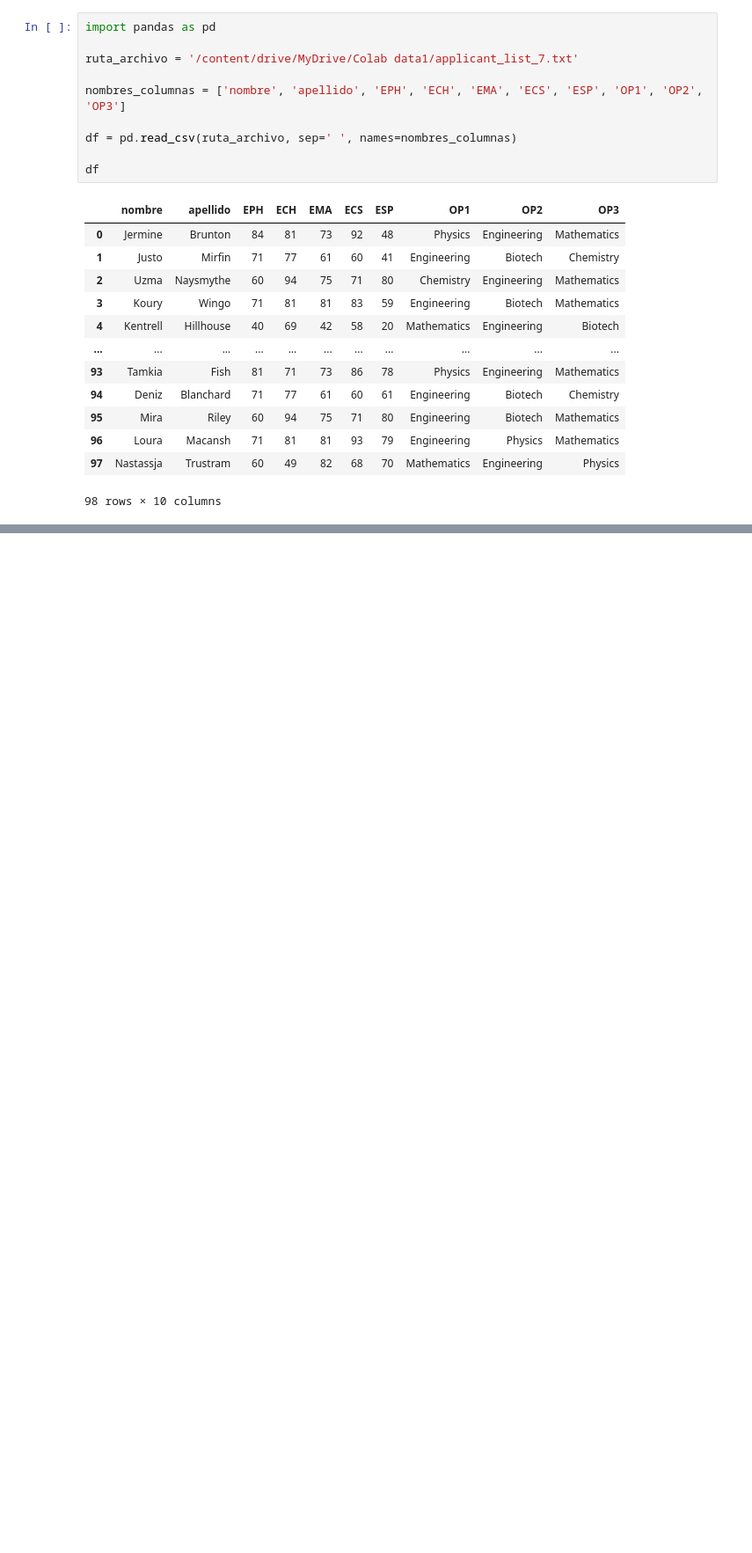
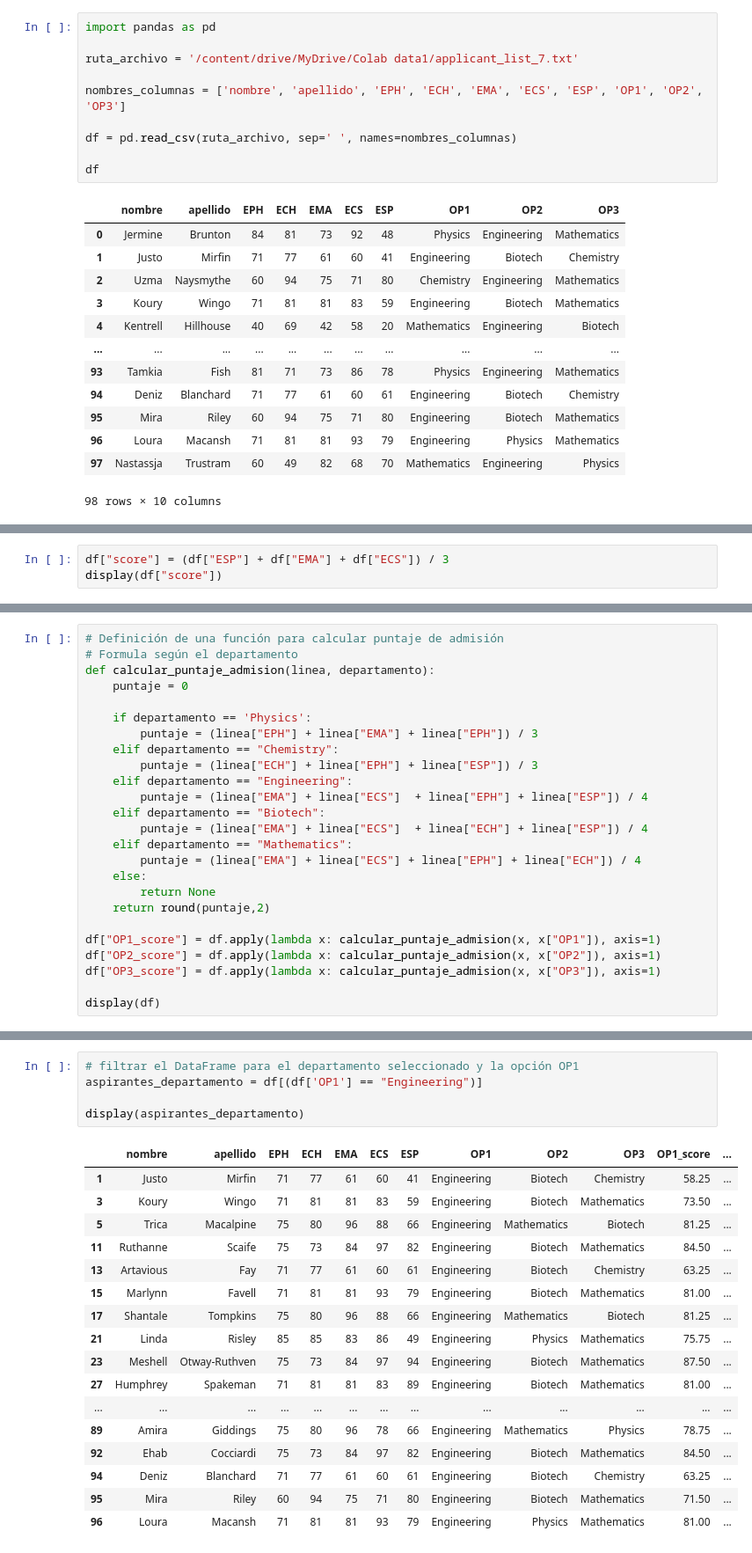
Before and after one commit to gabrielflores-cloud/cursophytoncucsh, a Jupyter notebook: Proyecto_3_Proceso_de_admision.ipynb, the cells around one changed output, grey strips where cells are left out. Shown: that part at 88% size. Drawn from its saved outputs; the diff is of its cells as text; blank space fills up the shorter version.

```diff
--- a/Proyecto_3_Proceso_de_admision.ipynb
+++ b/Proyecto_3_Proceso_de_admision.ipynb
@@ -40,0 +97,3 @@ df
+# %%
+df["score"] = (df["ESP"] + df["EMA"] + df["ECS"]) / 3
+display(df["score"])
@@ -40,0 +115,25 @@ df
+# %%
+# Definición de una función para calcular puntaje de admisión
+# Formula según el departamento
+def calcular_puntaje_admision(linea, departamento):
+    puntaje = 0
+
+    if departamento == 'Physics':
+        puntaje = (linea["EPH"] + linea["EMA"] + linea["EPH"]) / 3
+    elif departamento == "Chemistry":
+        puntaje = (linea["ECH"] + linea["EPH"] + linea["ESP"]) / 3
+    elif departamento == "Engineering":
+        puntaje = (linea["EMA"] + linea["ECS"]  + linea["EPH"] + linea["ESP"]) / 4
+    elif departamento == "Biotech":
+        puntaje = (linea["EMA"] + linea["ECS"]  + linea["ECH"] + linea["ESP"]) / 4
+    elif departamento == "Mathematics":
+        puntaje = (linea["EMA"] + linea["ECS"] + linea["EPH"] + linea["ECH"]) / 4
+    else:
+        return None
+    return round(puntaje,2)
+
+df["OP1_score"] = df.apply(lambda x: calcular_puntaje_admision(x, x["OP1"]), axis=1)
+df["OP2_score"] = df.apply(lambda x: calcular_puntaje_admision(x, x["OP2"]), axis=1)
+df["OP3_score"] = df.apply(lambda x: calcular_puntaje_admision(x, x["OP3"]), axis=1)
+
+display(df)
@@ -40,0 +154,23 @@ df
+# %%
+# filtrar el DataFrame para el departamento seleccionado y la opción OP1
+aspirantes_departamento = df[(df['OP1'] == "Engineering")]
+
+display(aspirantes_departamento)
+# %% [output]
+|  | nombre | apellido | EPH | ECH | EMA | ECS | ESP | OP1 | OP2 | OP3 | OP1_score | ... |
+| 1 | Justo | Mirfin | 71 | 77 | 61 | 60 | 41 | Engineering | Biotech | Chemistry | 58.25 | ... |
+| 3 | Koury | Wingo | 71 | 81 | 81 | 83 | 59 | Engineering | Biotech | Mathematics | 73.50 | ... |
+| 5 | Trica | Macalpine | 75 | 80 | 96 | 88 | 66 | Engineering | Mathematics | Biotech | 81.25 | ... |
+| 11 | Ruthanne | Scaife | 75 | 73 | 84 | 97 | 82 | Engineering | Biotech | Mathematics | 84.50 | ... |
+| 13 | Artavious | Fay | 71 | 77 | 61 | 60 | 61 | Engineering | Biotech | Chemistry | 63.25 | ... |
+| 15 | Marlynn | Favell | 71 | 81 | 81 | 93 | 79 | Engineering | Biotech | Mathematics | 81.00 | ... |
+| 17 | Shantale | Tompkins | 75 | 80 | 96 | 88 | 66 | Engineering | Mathematics | Biotech | 81.25 | ... |
+| 21 | Linda | Risley | 85 | 85 | 83 | 86 | 49 | Engineering | Physics | Mathematics | 75.75 | ... |
+| 23 | Meshell | Otway-Ruthven | 75 | 73 | 84 | 97 | 94 | Engineering | Biotech | Mathematics | 87.50 | ... |
+| 27 | Humphrey | Spakeman | 71 | 81 | 81 | 83 | 89 | Engineering | Biotech | Mathematics | 81.00 | ... |
+| ... | ... | ... | ... | ... | ... | ... | ... | ... | ... | ... | ... | ... |
+| 89 | Amira | Giddings | 75 | 80 | 96 | 78 | 66 | Engineering | Mathematics | Physics | 78.75 | ... |
+| 92 | Ehab | Cocciardi | 75 | 73 | 84 | 97 | 82 | Engineering | Biotech | Mathematics | 84.50 | ... |
+| 94 | Deniz | Blanchard | 71 | 77 | 61 | 60 | 61 | Engineering | Biotech | Chemistry | 63.25 | ... |
+| 95 | Mira | Riley | 60 | 94 | 75 | 71 | 80 | Engineering | Biotech | Mathematics | 71.50 | ... |
+| 96 | Loura | Macansh | 71 | 81 | 81 | 93 | 79 | Engineering | Physics | Mathematics | 81.00 | ... |
```
Also changed, not shown: parts of 10 cells of this notebook.
